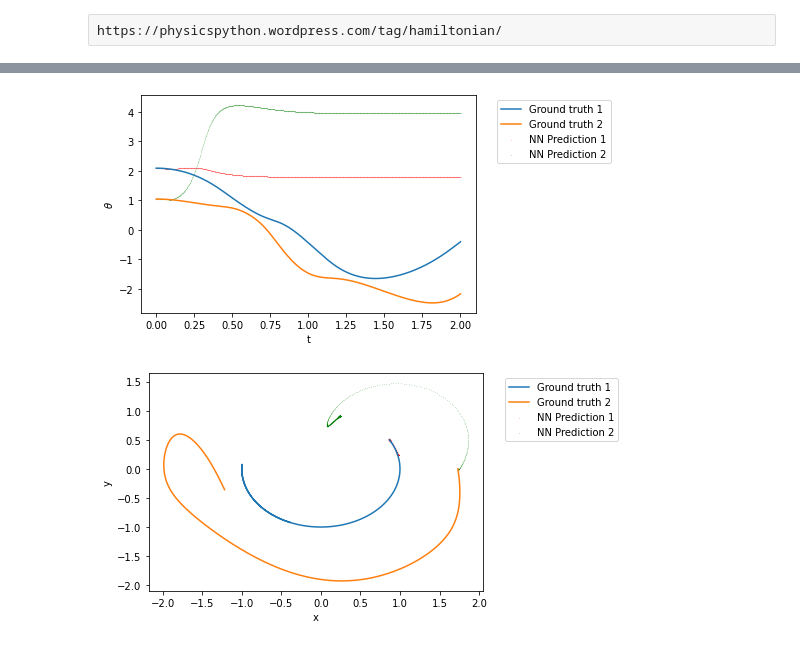
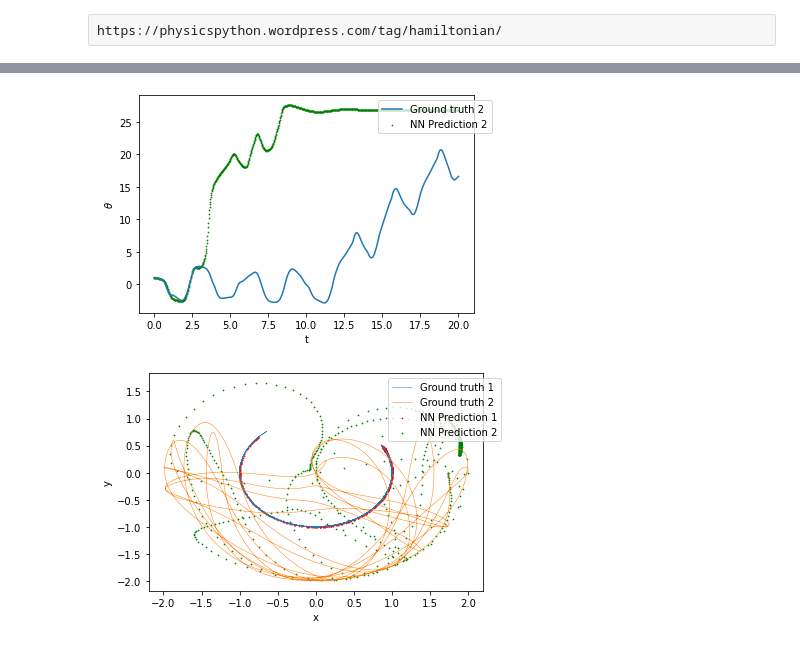
Before and after one commit to mpenwarden/RNN-Physics, a Jupyter notebook: DoublePendulum_git.ipynb, the cells around one changed output, grey strips where cells are left out. Drawn from its saved outputs; the diff is of its cells as text; code cells hidden in the pictures.

```diff
--- a/DoublePendulum_git.ipynb
+++ b/DoublePendulum_git.ipynb
@@ -263,0 +258,7 @@ ________________________________________________________________________________
+# %%
+# LSTM
+inputs = tf.keras.Input((n_M+1,2))
+m_rnn = tf.keras.layers.LSTM(50)(inputs)
+outputs = tf.keras.layers.Dense(2)(m_rnn)
+m_rnn_model = tf.keras.Model(inputs,outputs)
+m_rnn_model.summary(line_length = 200)
@@ -264,14 +280,20 @@ ________________________________________________________________________________
+# %%
+batch_size = 10
+epochs = 15
 # %%
 tf.random.set_seed(0)
 optimizer = tf.keras.optimizers.Adam(lr = .001)
 m_rnn_model.compile(optimizer=optimizer,loss=tf.keras.losses.MeanSquaredError())
-history_m_rnn  = m_rnn_model.fit(train_in.astype('float32'),train_out_theta.astype('float32'),epochs=20,batch_size=10,shuffle=True,verbose=1)
+history_m_rnn  = m_rnn_model.fit(train_in.astype('float32'),train_out_q.astype('float32'),epochs=epochs,batch_size=batch_size,shuffle=True,verbose=1)
+#history_m_rnn  = m_rnn_model.fit(train_in.astype('float32'),[train_out_q.astype('float32'),train_out_p.astype('float32')],epochs=epochs,batch_size=batch_size,shuffle=True,verbose=1)
 
 optimizer = tf.keras.optimizers.Adam(lr = .0001)
 m_rnn_model.compile(optimizer=optimizer,loss=tf.keras.losses.MeanSquaredError())
-history_m_rnn  = m_rnn_model.fit(train_in.astype('float32'),train_out_theta.astype('float32'),epochs=20,batch_size=10,shuffle=True,verbose=1)
+history_m_rnn  = m_rnn_model.fit(train_in.astype('float32'),train_out_q.astype('float32'),epochs=epochs,batch_size=batch_size,shuffle=True,verbose=1)
+#history_m_rnn  = m_rnn_model.fit(train_in.astype('float32'),[train_out_q.astype('float32'),train_out_p.astype('float32')],epochs=epochs,batch_size=batch_size,shuffle=True,verbose=1)
 
 optimizer = tf.keras.optimizers.Adam(lr = .00001)
 m_rnn_model.compile(optimizer=optimizer,loss=tf.keras.losses.MeanSquaredError())
-history_m_rnn  = m_rnn_model.fit(train_in.astype('float32'),train_out_theta.astype('float32'),epochs=20,batch_size=10,shuffle=True,verbose=1)
+history_m_rnn  = m_rnn_model.fit(train_in.astype('float32'),train_out_q.astype('float32'),epochs=epochs,batch_size=batch_size,shuffle=True,verbose=1)
+#history_m_rnn  = m_rnn_model.fit(train_in.astype('float32'),[train_out_q.astype('float32'),train_out_p.astype('float32')],epochs=epochs,batch_size=batch_size,shuffle=True,verbose=1)
 # %% [output]
@@ -298,8 +322,8 @@ l1 = 1
 l2 = 1
 m1 = 1
 m2 = 1
-dt = 0.002
-t_end = 20
+dt = 0.02
+t_end = 100
 # IC's
 theta1 = 2*np.pi/3
 theta2 = np.pi/3
@@ -321,22 +370,24 @@ test_cart = polar_to_cart(S[0,:,0],S[0,:,1])
 # %%
-plt.plot(traj_p[4,0:length+2],traj_p[0,0:length+2])
-plt.scatter(traj_p[4,0:length+2],S[0,:,0],c='r',s=.005)
+fig, ax = plt.subplots(1,1)
 plt.plot(traj_p[4,0:length+2],traj_p[1,0:length+2])
-plt.scatter(traj_p[4,0:length+2],S[0,:,1],c='g',s=.005)
+plt.scatter(traj_p[4,0:length+2],S[0,:,1],c='g',s=.5)
 plt.xlabel('t')
 plt.ylabel(r'$\theta$')
-plt.legend(['Ground truth 1','Ground truth 2','NN Prediction 1','NN Prediction 2'],bbox_to_anchor=(1.05, 1), loc='upper left')
+plt.legend(['Ground truth 2','NN Prediction 2'],bbox_to_anchor=(.7, 1), loc='upper left')
 plt.show()
+#fig.savefig('double_2_7.png')
 # %% [output]
-[figure, old version]
+[figure, new version]
 # %%
-plt.plot(true_cart[0],true_cart[1])
-plt.scatter(test_cart[0],test_cart[1],c='r',s=.005)
-plt.plot(true_cart[2],true_cart[3])
-plt.scatter(test_cart[2],test_cart[3],c='g',s=.005)
+fig, ax = plt.subplots(1,1)
+plt.plot(true_cart[0],true_cart[1],linewidth=.5)
+plt.scatter(test_cart[0],test_cart[1],c='r',s=.5)
+plt.plot(true_cart[2],true_cart[3],linewidth=.5)
+plt.scatter(test_cart[2],test_cart[3],c='g',s=.5)
 plt.xlabel('x')
 plt.ylabel('y')
-plt.legend(['Ground truth 1','Ground truth 2','NN Prediction 1','NN Prediction 2'],bbox_to_anchor=(1.05, 1), loc='upper left')
+plt.legend(['Ground truth 1','Ground truth 2','NN Prediction 1','NN Prediction 2'],bbox_to_anchor=(.7, 1), loc='upper left')
 plt.show()
+#fig.savefig('double_3_7.png')
 # %% [output]
-[figure, old version]
+[figure, new version]
```
Also changed, not shown: parts of 15 cells of this notebook.
